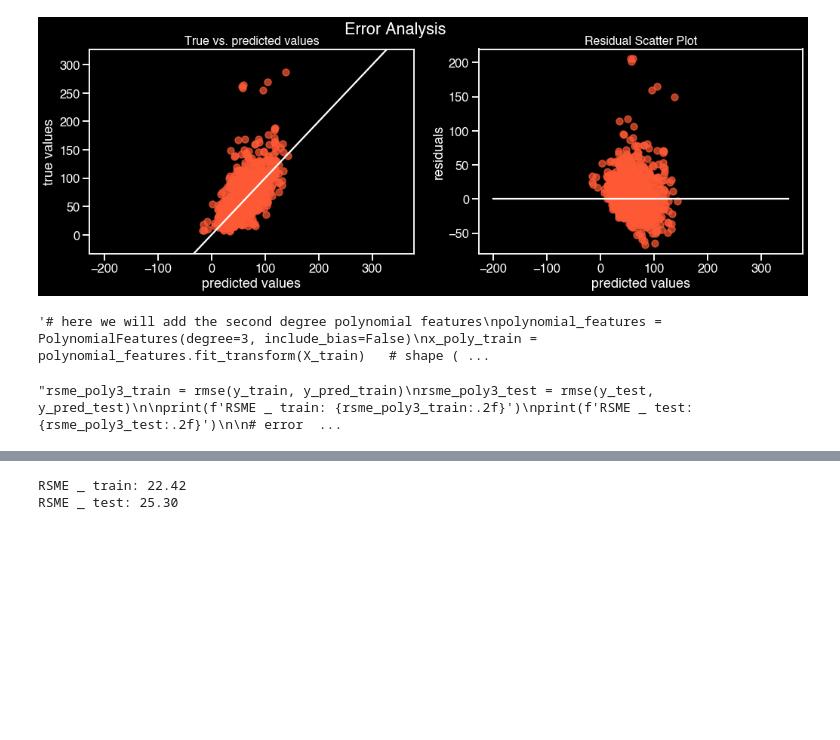
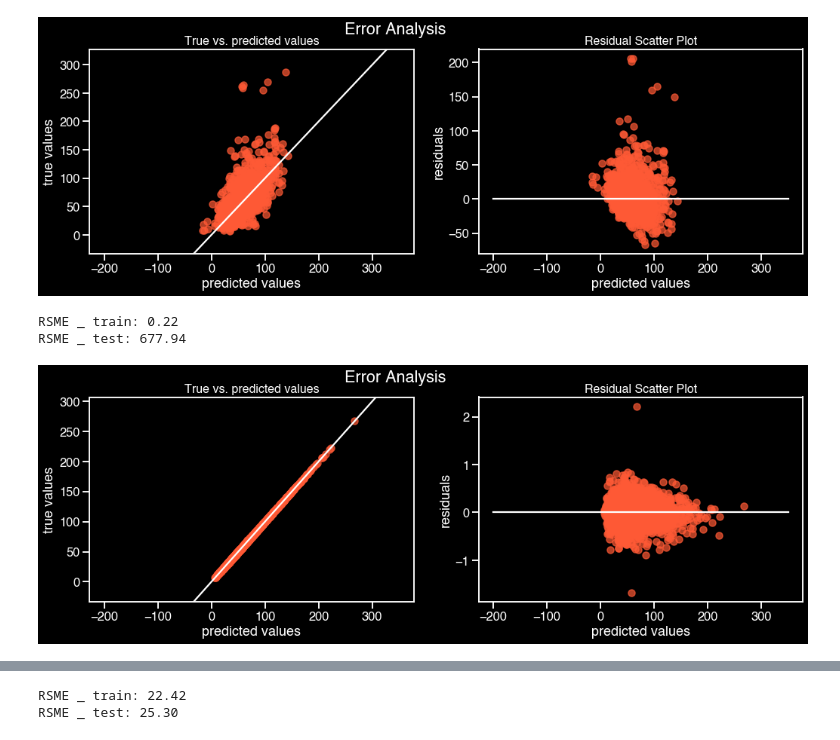
Before and after one commit to sm4rtm4art/airquality, a Jupyter notebook: linear_regression.ipynb, the cells around one changed output, grey strips where cells are left out. Saved outputs shown, nothing was run; the diff lists cells and outputs as text; code cells hidden in the pictures; blank space fills up the shorter version.

```diff
--- a/linear_regression.ipynb
+++ b/linear_regression.ipynb
@@ -297,28 +308,34 @@ error_analysis(y_test, y_pred_test)
 # %% [output]
 [figure]
 # %%
-"""# here we will add the second degree polynomial features
-polynomial_features = PolynomialFeatures(degree=3, include_bias=False)
+
+# import to create polynomial features
+from sklearn.preprocessing import PolynomialFeatures
+
+# here we will add the second degree polynomial features
+polynomial_features = PolynomialFeatures(degree=3,
+                        interaction_only=True,
+                        include_bias=False)
 x_poly_train = polynomial_features.fit_transform(X_train)   # shape (20,2) # x , x2
 x_poly_test = polynomial_features.transform(X_test)
 
 model_poly = LinearRegression()
 model_poly.fit(x_poly_train, y_train)
 y_pred_test = model_poly.predict(x_poly_test)
-y_pred_train = model_poly.predict(x_poly_train)"""
+y_pred_train = model_poly.predict(x_poly_train)
-# %% [output]
-'# here we will add the second degree polynomial features\npolynomial_features = PolynomialFeatures(degree=3, include_bias=False)\nx_poly_train = polynomial_features.fit_transform(X_train)   # shape ( ...
 # %%
-"""rsme_poly3_train = rmse(y_train, y_pred_train)
+rsme_poly3_train = rmse(y_train, y_pred_train)
 rsme_poly3_test = rmse(y_test, y_pred_test)
 
 print(f'RSME _ train: {rsme_poly3_train:.2f}')
 print(f'RSME _ test: {rsme_poly3_test:.2f}')
 
-# error analysis train:hh
-error_analysis(y_train, y_pred_train)"""
+# error analysis train
+error_analysis(y_train, y_pred_train)
 # %% [output]
-"rsme_poly3_train = rmse(y_train, y_pred_train)\nrsme_poly3_test = rmse(y_test, y_pred_test)\n\nprint(f'RSME _ train: {rsme_poly3_train:.2f}')\nprint(f'RSME _ test: {rsme_poly3_test:.2f}')\n\n# error  ...
+RSME _ train: 0.22
+RSME _ test: 677.94
+[figure, added]
 # %%
 error_analysis(y_test, y_pred_test)
 # %% [output]
```
Also changed, not shown: parts of 33 cells of this notebook.
